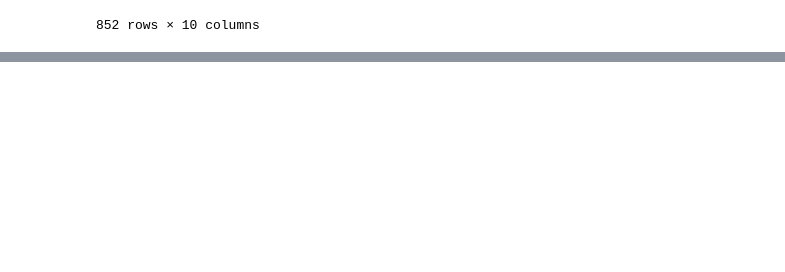
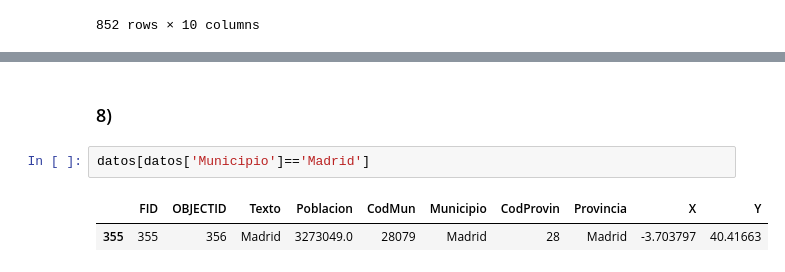
Before and after one commit to DanielP53/ciencia-datos-python-lab3, a Jupyter notebook: Lab3.ipynb, the cells around one changed output, grey strips where cells are left out. Saved outputs shown, nothing was run; the diff lists cells and outputs as text; blank space fills up the shorter version.

```diff
--- a/Lab3.ipynb
+++ b/Lab3.ipynb
@@ -128,0 +228,7 @@ datos
+# %% [markdown]
+### 8)
+# %%
+datos[datos['Municipio']=='Madrid']
+# %% [output]
+|  | FID | OBJECTID | Texto | Poblacion | CodMun | Municipio | CodProvin | Provincia | X | Y |
+| 355 | 355 | 356 | Madrid | 3273049.0 | 28079 | Madrid | 28 | Madrid | -3.703797 | 40.41663 |
```
Also changed, not shown: parts of 26 cells of this notebook.
